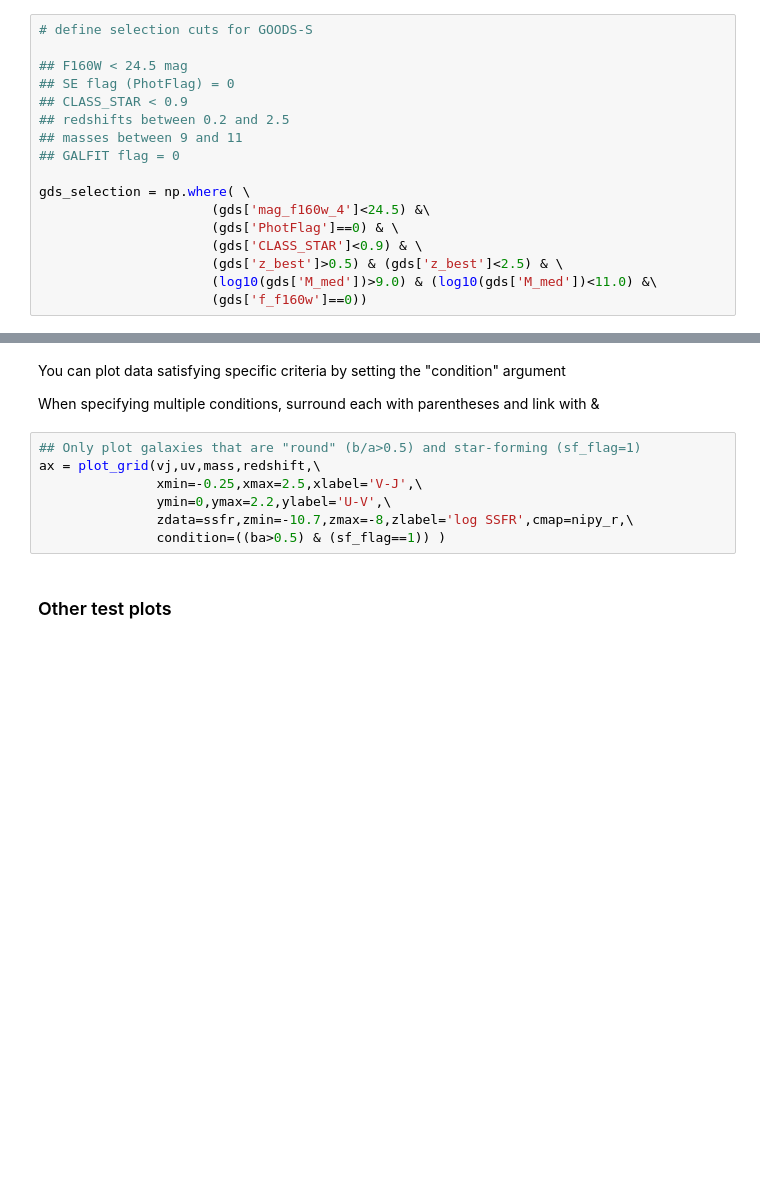
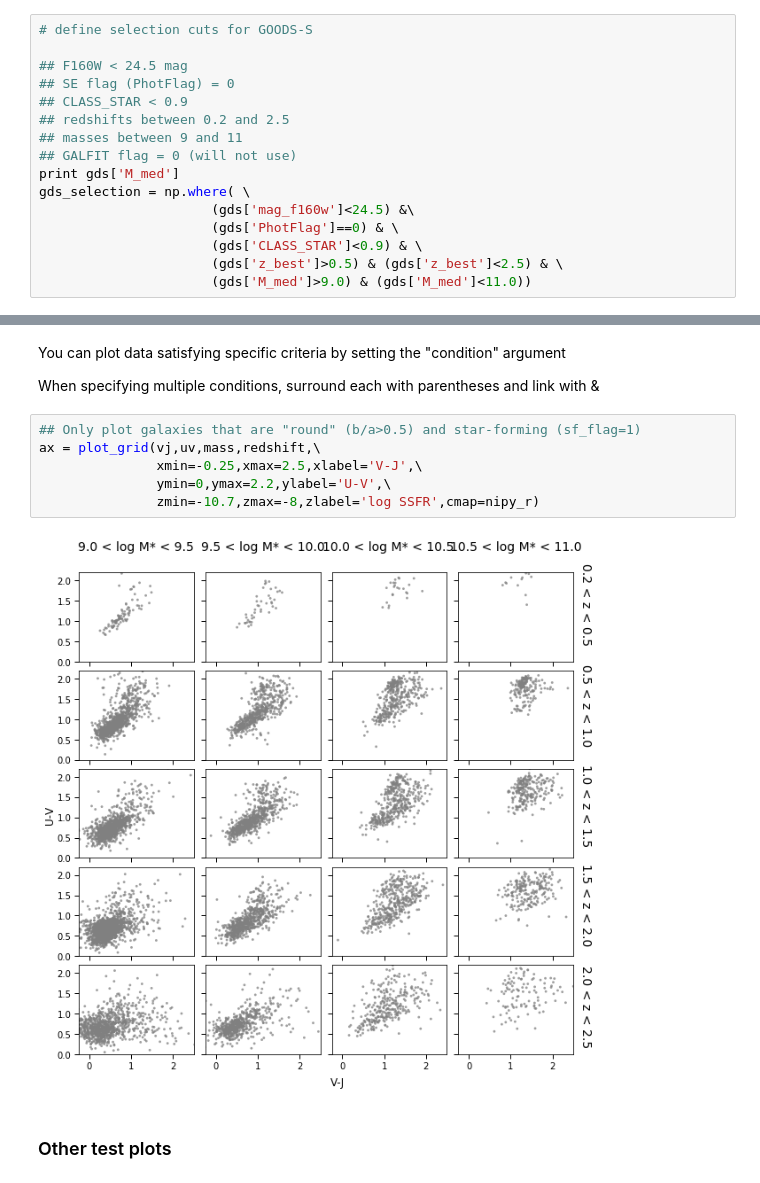
Before and after one commit to jztuan/SIP18, a Jupyter notebook: SIP tutorial.ipynb, the cells around one changed output, grey strips where cells are left out. Saved outputs shown, nothing was run; the diff lists cells and outputs as text; blank space fills up the shorter version.

```diff
--- a/SIP tutorial.ipynb
+++ b/SIP tutorial.ipynb
@@ -25,13 +25,12 @@ WARNING: path= was not specified but multiple tables are present, reading in fir
 ## CLASS_STAR < 0.9
 ## redshifts between 0.2 and 2.5
 ## masses between 9 and 11
-## GALFIT flag = 0
-
+## GALFIT flag = 0 (will not use)
+print gds['M_med']
 gds_selection = np.where( \
-                      (gds['mag_f160w_4']<24.5) &\
+                      (gds['mag_f160w']<24.5) &\
                       (gds['PhotFlag']==0) & \
                       (gds['CLASS_STAR']<0.9) & \
                       (gds['z_best']>0.5) & (gds['z_best']<2.5) & \
-                      (log10(gds['M_med'])>9.0) & (log10(gds['M_med'])<11.0) &\
-                      (gds['f_f160w']==0))
+                      (gds['M_med']>9.0) & (gds['M_med']<11.0))
 # %% [output]
@@ -177,10 +203,11 @@ When specifying multiple conditions, surround each with parentheses and link wit
 # %%
 ## Only plot galaxies that are "round" (b/a>0.5) and star-forming (sf_flag=1)
 ax = plot_grid(vj,uv,mass,redshift,\
                xmin=-0.25,xmax=2.5,xlabel='V-J',\
                ymin=0,ymax=2.2,ylabel='U-V',\
-               zdata=ssfr,zmin=-10.7,zmax=-8,zlabel='log SSFR',cmap=nipy_r,\
-               condition=((ba>0.5) & (sf_flag==1)) )
+               zmin=-10.7,zmax=-8,zlabel='log SSFR',cmap=nipy_r)
+# %% [output]
+[figure, added]
 # %% [markdown]
 ### Other test plots
 # %%
```
Also changed, not shown: parts of 19 cells of this notebook, 1 other file.
